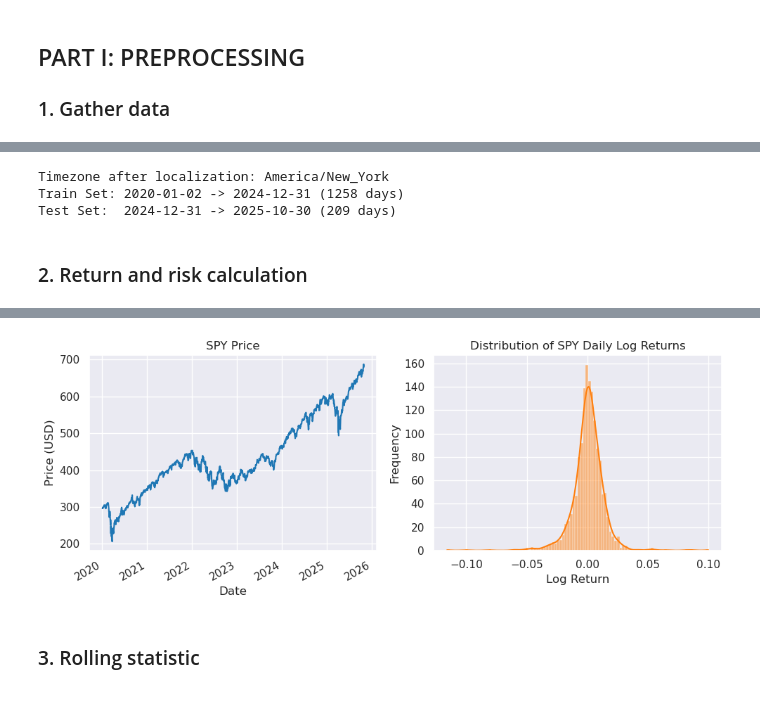
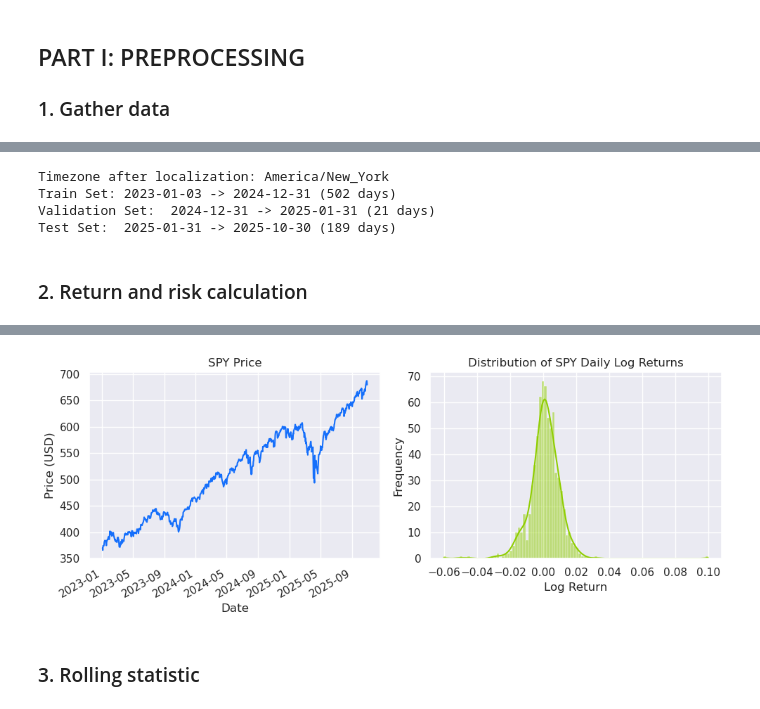
Before and after one commit to Henryy2510/draft, a Jupyter notebook: preparation.ipynb, the cells around one changed output, grey strips where cells are left out. Saved outputs shown, nothing was run; the diff lists cells and outputs as text; code cells hidden in the pictures.

```diff
--- a/preparation.ipynb
+++ b/preparation.ipynb
@@ -67,0 +69,7 @@ Data loading completed.
+# %%
+all_data = pd.read_csv('stock_data.csv', index_col=0, parse_dates=True)
+# all_data.to_csv('stock_data.csv'  )
+# print(f"Data exported to 'stock_data.csv'")
+# print(f"Shape: {all_data.shape}")
+# print(f"Date range: {all_data.index.min()} to {all_data.index.max()}")
+all_data
@@ -70,14 +93,17 @@ all_data.index = all_data.index.tz_localize('America/New_York', ambiguous='infer
 print(f"Timezone after localization: {all_data.index.tz}")
 
 train_data = all_data.loc[:split_date]
-test_data = all_data.loc[split_date:]
+validation_data = all_data.loc[split_date:split_validation_date]
+test_data = all_data.loc[split_validation_date:]
 
 print(f"Train Set: {train_data.index.min().date()} -> {train_data.index.max().date()} ({len(train_data)} days)")
+print(f"Validation Set:  {validation_data.index.min().date()} -> {validation_data.index.max().date()} ({len(validation_data)} days)")
 print(f"Test Set:  {test_data.index.min().date()} -> {test_data.index.max().date()} ({len(test_data)} days)")
 # %% [output]
 Timezone after localization: America/New_York
-Train Set: 2020-01-02 -> 2024-12-31 (1258 days)
-Test Set:  2024-12-31 -> 2025-10-30 (209 days)
+Train Set: 2023-01-03 -> 2024-12-31 (502 days)
+Validation Set:  2024-12-31 -> 2025-01-31 (21 days)
+Test Set:  2025-01-31 -> 2025-10-30 (189 days)
 # %% [markdown]
 ### 2. Return and risk calculation
 # %%
@@ -102,12 +128,12 @@ print(spy.head())
 fig, (ax1, ax2) = plt.subplots(1, 2, figsize=(10, 4))
 
 # Price plot
-spy['SPY'].plot(ax=ax1, title='SPY Price', color='tab:blue')
+spy['SPY'].plot(ax=ax1, title='SPY Price', color='#156ffb')
 ax1.set_ylabel('Price (USD)')
 ax1.grid(True)
 
 # Histogram of log returns
-sns.histplot(spy['Returns_Log'].dropna(), bins=100, kde=True, ax=ax2, color='tab:orange')
+sns.histplot(spy['Returns_Log'].dropna(), bins=100, kde=True, ax=ax2, color='#8fce00')
 ax2.set_title('Distribution of SPY Daily Log Returns')
 ax2.set_xlabel('Log Return')
 ax2.set_ylabel('Frequency')
@@ -126,4 +152,4 @@ Date
-[figure, old version]
+[figure, new version]
 # %% [markdown]
 ### 3. Rolling statistic
 # %% [markdown]
```
Also changed, not shown: parts of 26 cells of this notebook, 1 other file.
